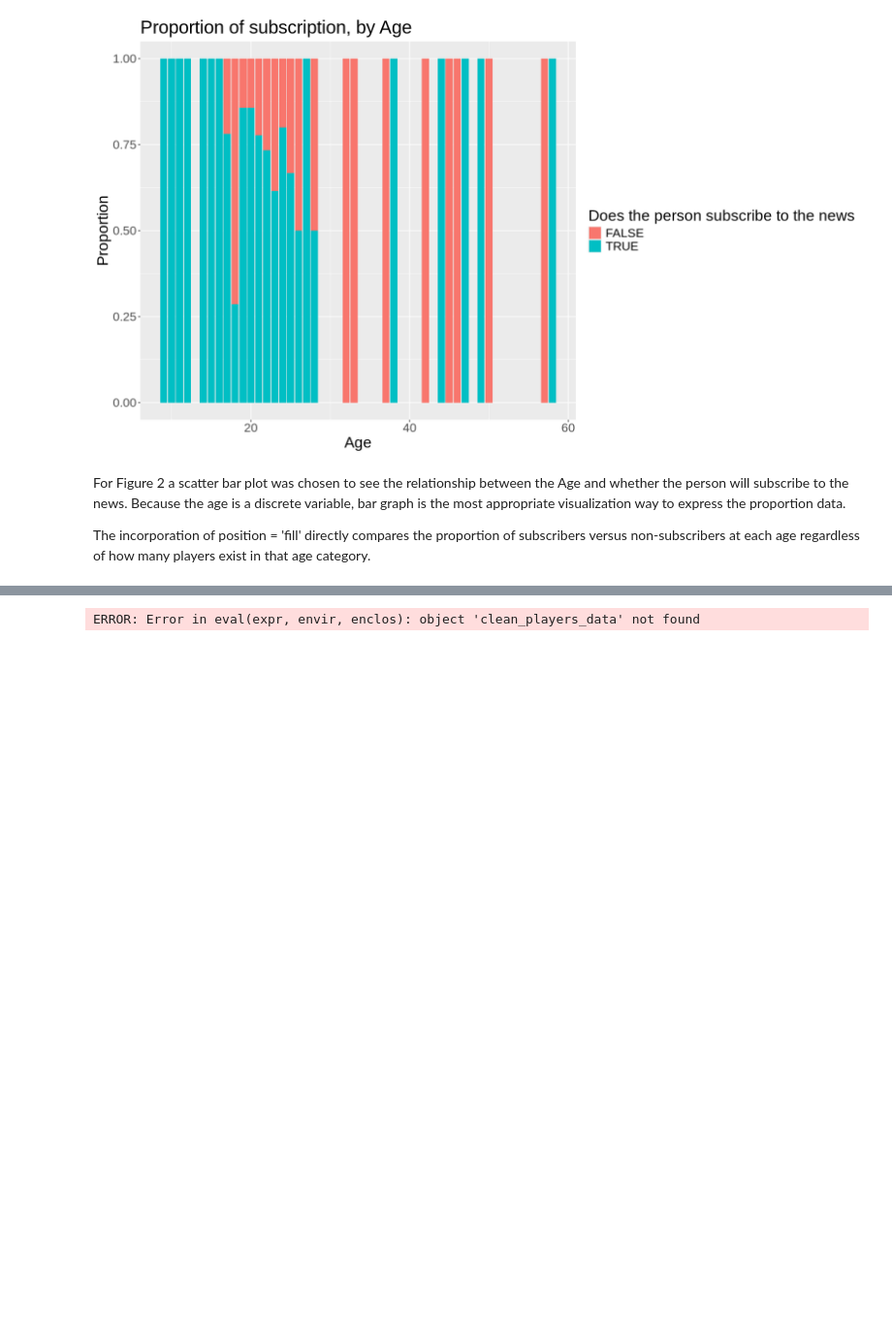
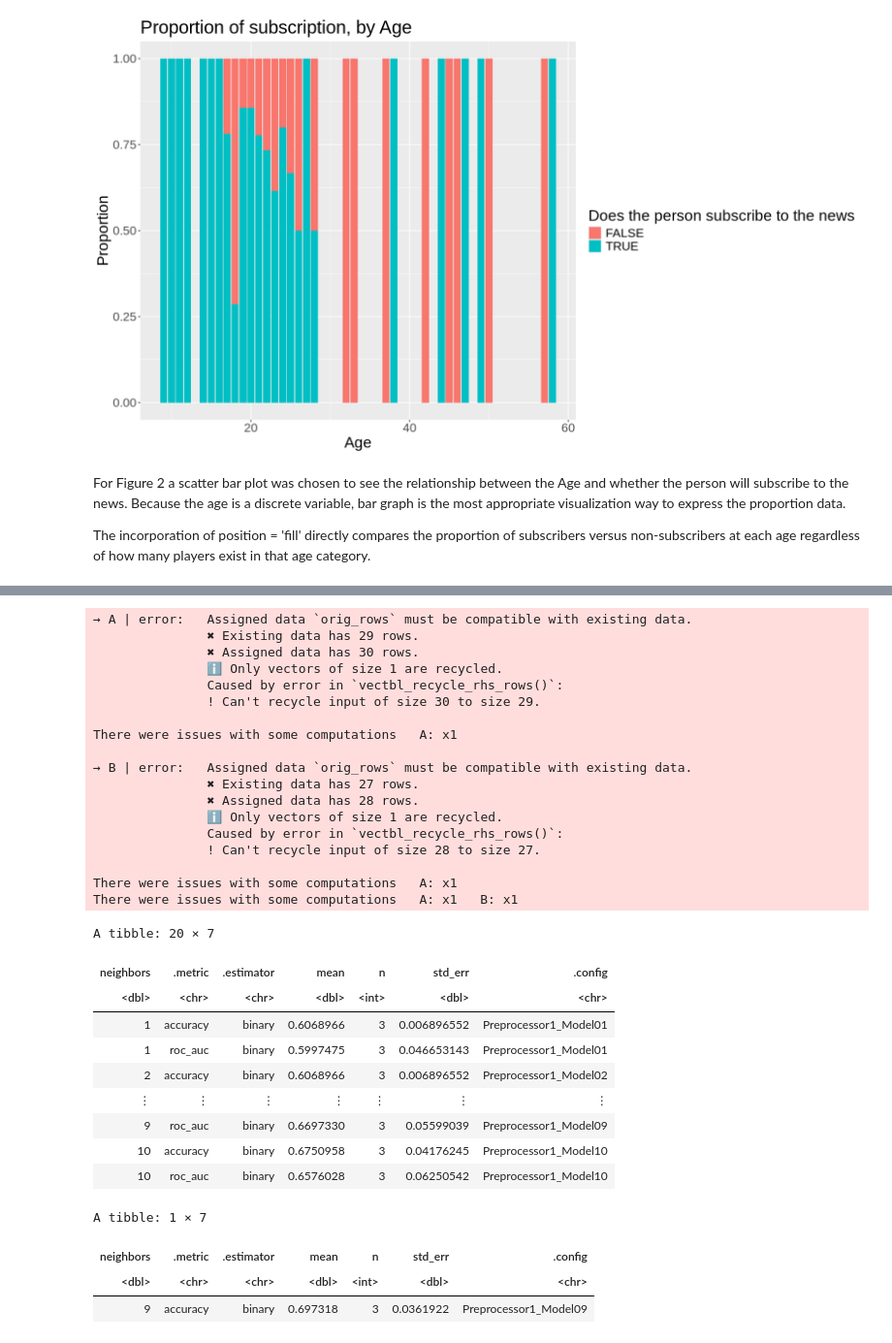
Before and after one commit to Laiann/25_Final_Group_Project_Section_003, a Jupyter notebook: Final_group_25_project.ipynb, the cells around one changed output, grey strips where cells are left out. Shown: that part at 97% size. Saved outputs shown, nothing was run; the diff lists cells and outputs as text; code cells hidden in the pictures; blank space fills up the shorter version.

Commit message:
This commit shows our model formation
We have made some progress on the model so this commit is representing that

```diff
--- a/Final_group_25_project.ipynb
+++ b/Final_group_25_project.ipynb
@@ -129,19 +165,78 @@ The incorporation of position = 'fill' directly compares the proportion of subsc
 # %%
 #Setting the seed allows to code to be reproducible
 set.seed(9999)
 
 #Inital split will split the data up into training and testing data, the model will be trained on the training data
 #The prop function allows use to set the poroption of the training data (75%) and strata is to ensure the postive classification oensure that the training and testing sets have roughly the same proportion of each class (TRUE/FALSE)
 #Training funciton sets the training data set
 #Testing sets the testing data set
 players_split <- initial_split(clean_player_data, prop = 0.75, strata = subscribe)
 players_train <- training(players_split)
 players_test <- testing(players_split)
 
 #The recipe function allows us to set the recipe for the data with the two predictors
 #Step scale and step center are used to ensure that the variables are on similar scale so that the scale for Age or played_hours doesnt have more weight on the classifcation
-players_recipe <- recipe(subscribe ~ Age + played_hours, data = clean_players_data) |>
+players_recipe <- recipe(subscribe ~ Age + played_hours, data = player_data) |>
 step_scale(all_predictors()) |>
 step_center(all_predictors())
+
+#Here we are applying the nearest_neighbor function to tune for the best K value to use
+knn_spec <- nearest_neighbor(weight_func = "rectangular", neighbors = tune()) |>
+            set_engine("kknn") |>
+            set_mode("classification")
+
+
+
+players_recipe <- recipe(subscribe ~., data = players_train)
+players_vfold <- vfold_cv(players_train, v = 5, strata =subscribe )
+
+k_vals <- tibble(neighbors = seq(from = 1, to = 10, by = 1))
+
+
+knn_results <- workflow() |>
+                 add_recipe(players_recipe) |>
+                 add_model(knn_spec) |>
+                 tune_grid(resamples = players_vfold, grid = k_vals) |>
+                 collect_metrics()
+knn_results
+
+
+best_k <- knn_results |>
+  filter(.metric == "accuracy") |>
+  arrange(desc(mean)) |>
+  slice(1)
+
+best_k
 # %% [output]
-ERROR: Error in eval(expr, envir, enclos): object 'clean_players_data' not found
+→ A | error:   Assigned data `orig_rows` must be compatible with existing data.
+               ✖ Existing data has 29 rows.
+               ✖ Assigned data has 30 rows.
+               ℹ Only vectors of size 1 are recycled.
+               Caused by error in `vectbl_recycle_rhs_rows()`:
+               ! Can't recycle input of size 30 to size 29.
+
+There were issues with some computations   A: x1
+
+→ B | error:   Assigned data `orig_rows` must be compatible with existing data.
+               ✖ Existing data has 27 rows.
+               ✖ Assigned data has 28 rows.
+               ℹ Only vectors of size 1 are recycled.
+               Caused by error in `vectbl_recycle_rhs_rows()`:
+               ! Can't recycle input of size 28 to size 27.
+
+There were issues with some computations   A: x1
+There were issues with some computations   A: x1   B: x1
+A tibble: 20 × 7
+| neighbors | .metric | .estimator | mean | n | std_err | .config |
+| <dbl> | <chr> | <chr> | <dbl> | <int> | <dbl> | <chr> |
+| 1 | accuracy | binary | 0.6068966 | 3 | 0.006896552 | Preprocessor1_Model01 |
+| 1 | roc_auc | binary | 0.5997475 | 3 | 0.046653143 | Preprocessor1_Model01 |
+| 2 | accuracy | binary | 0.6068966 | 3 | 0.006896552 | Preprocessor1_Model02 |
+| ⋮ | ⋮ | ⋮ | ⋮ | ⋮ | ⋮ | ⋮ |
+| 9 | roc_auc | binary | 0.6697330 | 3 | 0.05599039 | Preprocessor1_Model09 |
+| 10 | accuracy | binary | 0.6750958 | 3 | 0.04176245 | Preprocessor1_Model10 |
+| 10 | roc_auc | binary | 0.6576028 | 3 | 0.06250542 | Preprocessor1_Model10 |
+A tibble: 1 × 7
+| neighbors | .metric | .estimator | mean | n | std_err | .config |
+| <dbl> | <chr> | <chr> | <dbl> | <int> | <dbl> | <chr> |
+| 9 | accuracy | binary | 0.697318 | 3 | 0.0361922 | Preprocessor1_Model09 |
```
Also changed, not shown: parts of 1 cell of this notebook.
